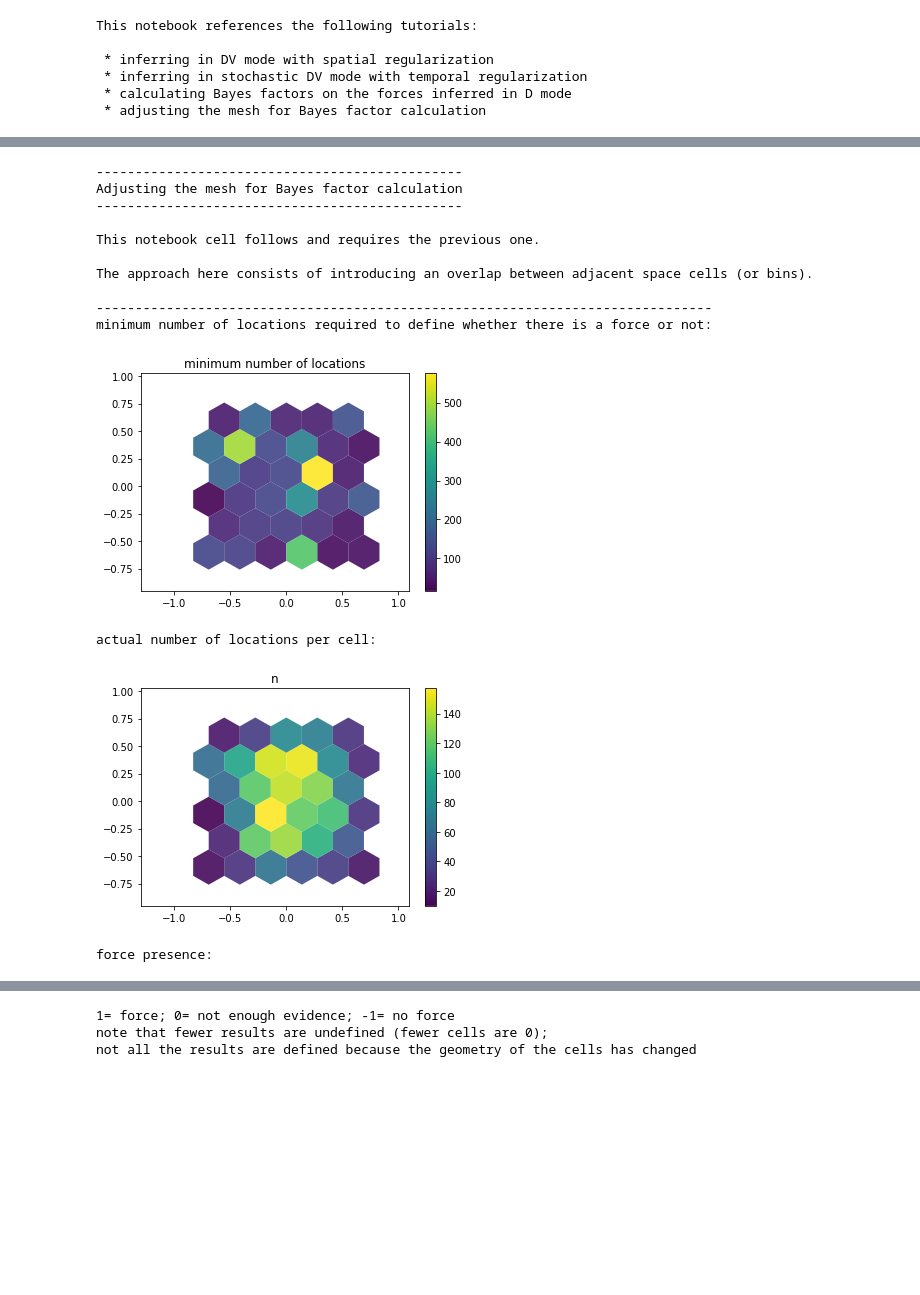
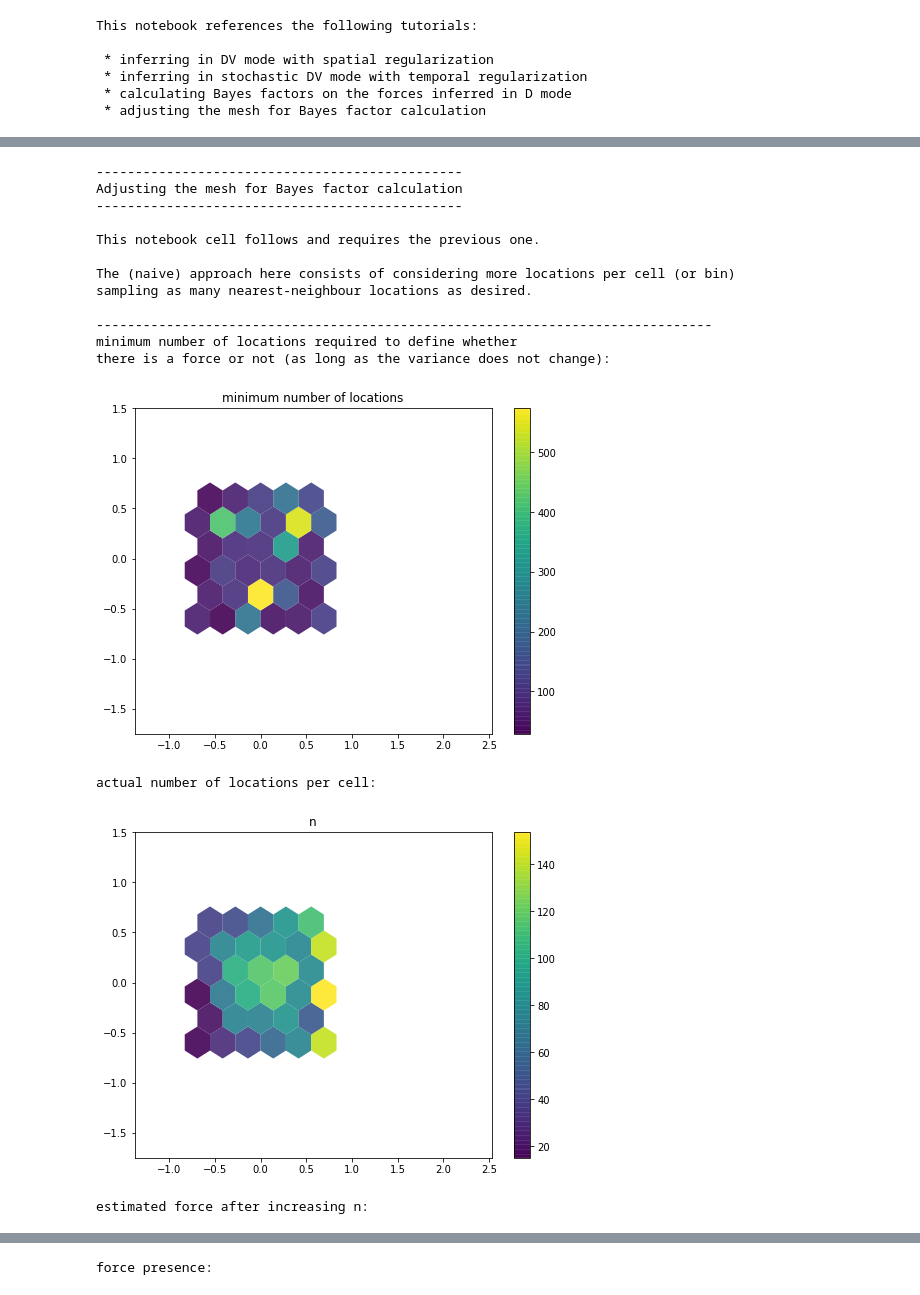
Before and after one commit to DecBayComp/TRamWAy, a Jupyter notebook: notebooks/basic/inference.ipynb, the cells around one changed output, grey strips where cells are left out. Saved outputs shown, nothing was run; the diff lists cells and outputs as text; code cells hidden in the pictures; blank space fills up the shorter version.

Commit message:
less cells

```diff
--- a/notebooks/basic/inference.ipynb
+++ b/notebooks/basic/inference.ipynb
@@ -180,7 +152,9 @@ infer(analyses, 'bayes_factor', sigma=localization_error,
 #      +--> Bayes factor maps
 
 ## plot the force detection map
-map_plot(analyses, label=(partition_label, model_label, bayes_factor_label), title='force presence', variable='force', show=True)
+figsize = (8,6)
+map_plot(analyses, label=(partition_label, model_label), title='estimated force', variable='force', figsize=figsize, show=True)
+map_plot(analyses, label=(partition_label, model_label, bayes_factor_label), title='force presence', variable='force', figsize=figsize, show=True)
 print('1= force; 0= not enough evidence; -1= no force')
 # %% [output]
 ------------------------------------------------
@@ -195,13 +170,15 @@ print('-----------------------------------------------')
 print()
 print('This notebook cell follows and requires the previous one.')
 print()
-print('The approach here consists of introducing an overlap between adjacent space cells (or bins).')
+print('The (naive) approach here consists of considering more locations per cell (or bin)')
+print('sampling as many nearest-neighbour locations as desired.')
 print()
 
 ## plot the minimum number of locations required to determine whether there is a force or not
 print('-------------------------------------------------------------------------------')
-print('minimum number of locations required to define whether there is a force or not:') # in a notebook, figure titles sometimes miss
-map_plot(analyses, label=(partition_label, model_label, bayes_factor_label), title='minimum number of locations', variable='min_n', show=True)
+print('minimum number of locations required to define whether')
+print('there is a force or not (as long as the variance does not change):') # in a notebook, figure titles sometimes miss
+map_plot(analyses, label=(partition_label, model_label, bayes_factor_label), title='minimum number of locations', variable='min_n', figsize=figsize, show=True)
 print()
 
 ## get the minimum number of locations per cell as a DataFrame
@@ -225,39 +202,44 @@ new_partition.cell_index = new_partition.tessellation.cell_index(new_partition.l
 # add the new partition to the analysis tree, as a direct child of the data root;
 # this initiates a new branch
 new_partition_label = partition_label + ' with overlap'
 analyses[new_partition_label] = new_partition
 
 ## plot the actual number of locations per cell before we introduced 'knn'
 print('actual number of locations per cell:')
-map_plot(pd.DataFrame(previous_partition.location_count, columns=['n'], index=min_n.index), cells=previous_partition)
+map_plot(pd.DataFrame(previous_partition.location_count, columns=['n'], index=min_n.index), cells=previous_partition, figsize=figsize, show=True)
 
 ## infer again;
 # note that we use new_partition_label and consequently do not overwrite anything
 infer(analyses, 'df', sigma=localization_error,
      input_label=new_partition_label, output_label=model_label)
 infer(analyses, 'snr', input_label=(new_partition_label, model_label), inplace=True)
 infer(analyses, 'bayes_factor', sigma=localization_error,
      input_label=(new_partition_label, model_label), output_label=bayes_factor_label)
 
 ## plot the new force detection map
 print() # bayes_factor is verbose
+print('estimated force after increasing n:') # in a notebook, figure titles sometimes miss
+map_plot(analyses, label=(new_partition_label, model_label), title='estimated force', variable='force', figsize=figsize, show=True)
 print('force presence:') # in a notebook, figure titles sometimes miss
-map_plot(analyses, label=(new_partition_label, model_label, bayes_factor_label), title='force presence', variable='force', show=True)
+map_plot(analyses, label=(new_partition_label, model_label, bayes_factor_label), title='force presence', variable='force', figsize=figsize, show=True)
 print('1= force; 0= not enough evidence; -1= no force')
+print()
 print('note that fewer results are undefined (fewer cells are 0);')
-print('not all the results are defined because the geometry of the cells has changed')
+print('not all the results are defined because the data variance has varied')
 # %% [output]
 -----------------------------------------------
 Adjusting the mesh for Bayes factor calculation
 -----------------------------------------------
 
 This notebook cell follows and requires the previous one.
 
-The approach here consists of introducing an overlap between adjacent space cells (or bins).
+The (naive) approach here consists of considering more locations per cell (or bin)
+sampling as many nearest-neighbour locations as desired.
 
 -------------------------------------------------------------------------------
-minimum number of locations required to define whether there is a force or not:
+minimum number of locations required to define whether
+there is a force or not (as long as the variance does not change):
-[figure, old version]
+[figure, new version]
 actual number of locations per cell:
-[figure, old version]
+[figure, new version]
-force presence:
+estimated force after increasing n:
@@ -265,3 +247 @@ force presence:
-1= force; 0= not enough evidence; -1= no force
-note that fewer results are undefined (fewer cells are 0);
-not all the results are defined because the geometry of the cells has changed
+force presence:
```
Also changed, not shown: parts of 5 cells of this notebook, 2 other files.
